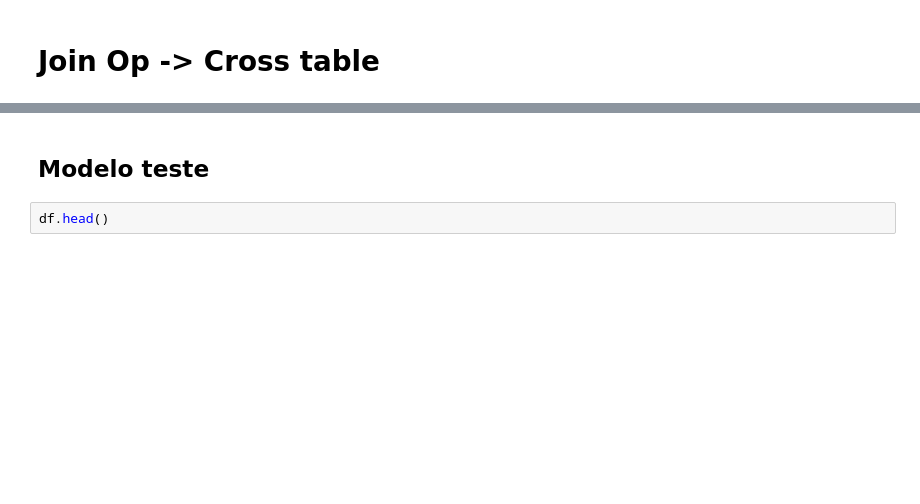
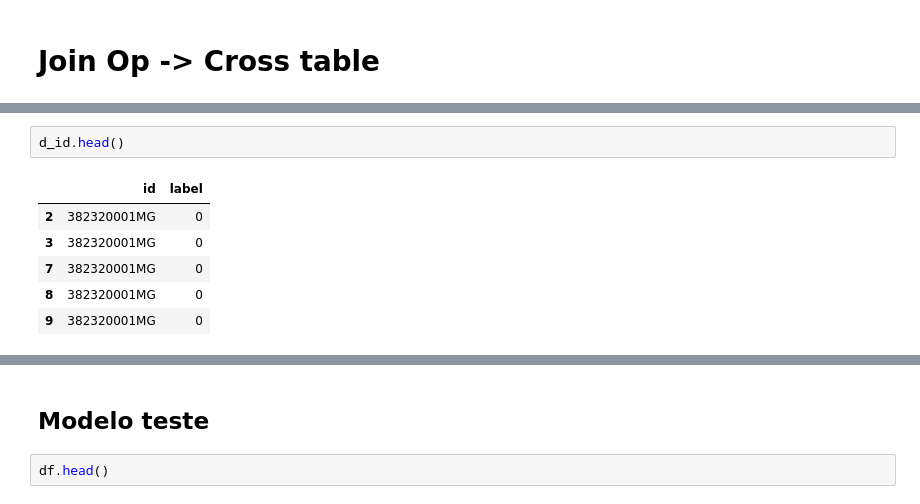
Before and after one commit to renejerez/Hackhaton-BNDES, a Jupyter notebook: BNDES_Cluster_operacoes.ipynb, the cells around one changed output, grey strips where cells are left out. Drawn from its saved outputs; the diff is of its cells as text; blank space fills up the shorter version.

```diff
--- a/BNDES_Cluster_operacoes.ipynb
+++ b/BNDES_Cluster_operacoes.ipynb
@@ -352,0 +446,9 @@ df_cross.head()
+# %%
+d_id.head()
+# %% [output]
+|  | id | label |
+| 2 | 382320001MG | 0 |
+| 3 | 382320001MG | 0 |
+| 7 | 382320001MG | 0 |
+| 8 | 382320001MG | 0 |
+| 9 | 382320001MG | 0 |
```
Also changed, not shown: parts of 27 cells of this notebook.
